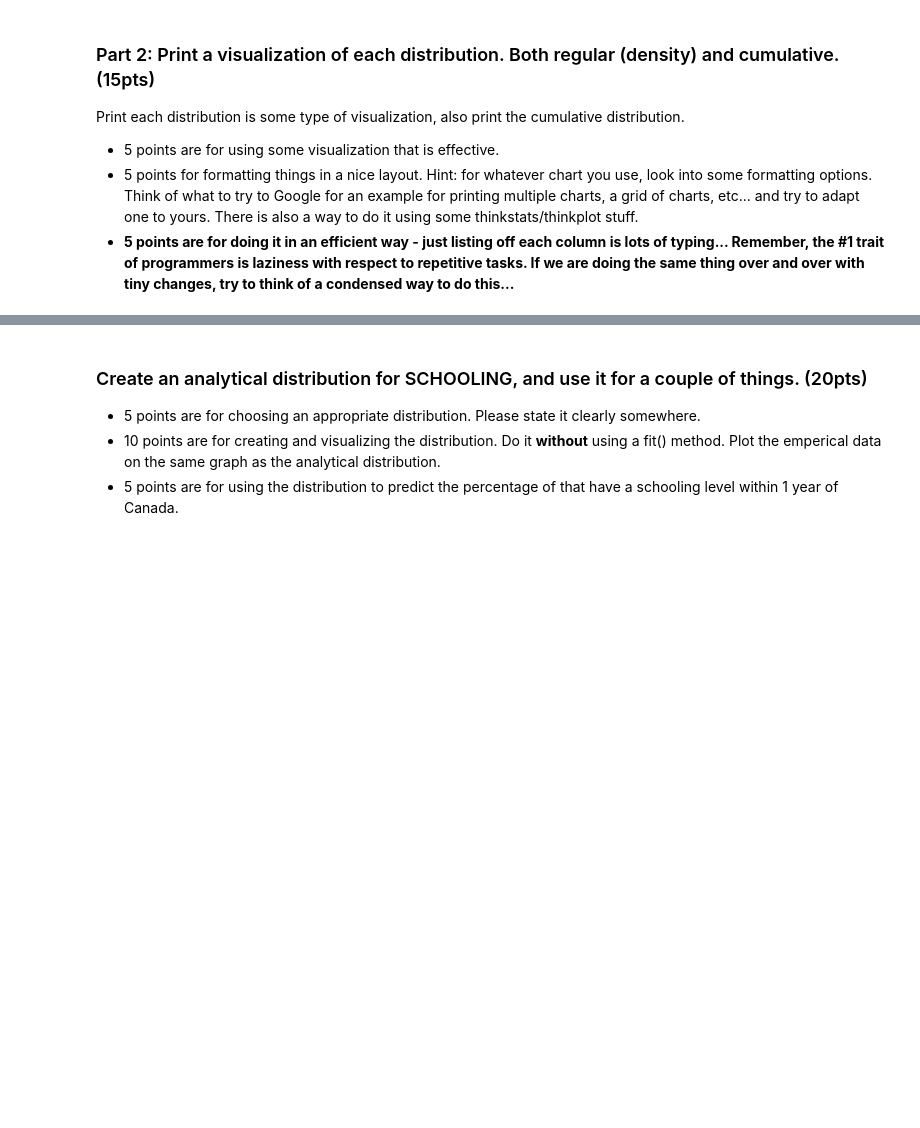
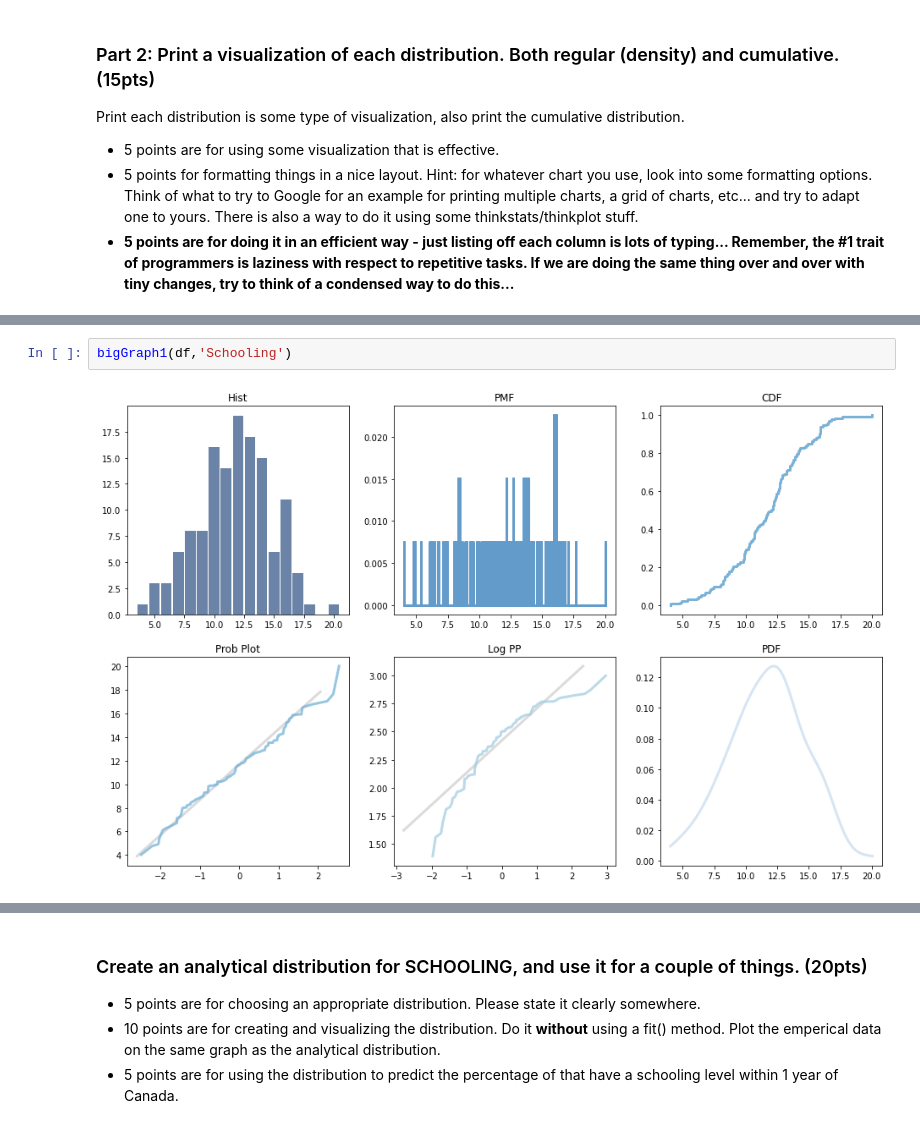
Before and after one commit to zareeiant/BSIP_Assignment_2_Students, a Jupyter notebook: stats_asn_2_start.ipynb, the cells around one changed output, grey strips where cells are left out. Cells and saved outputs as stored; diff of their text form; blank space fills up the shorter version.

```diff
--- a/stats_asn_2_start.ipynb
+++ b/stats_asn_2_start.ipynb
@@ -53,0 +130,4 @@ Print each distribution is some type of visualization, also print the cumulative
+# %%
+bigGraph1(df,'Schooling')
+# %% [output]
+[figure, added]
```
Also changed, not shown: parts of 27 cells of this notebook.
